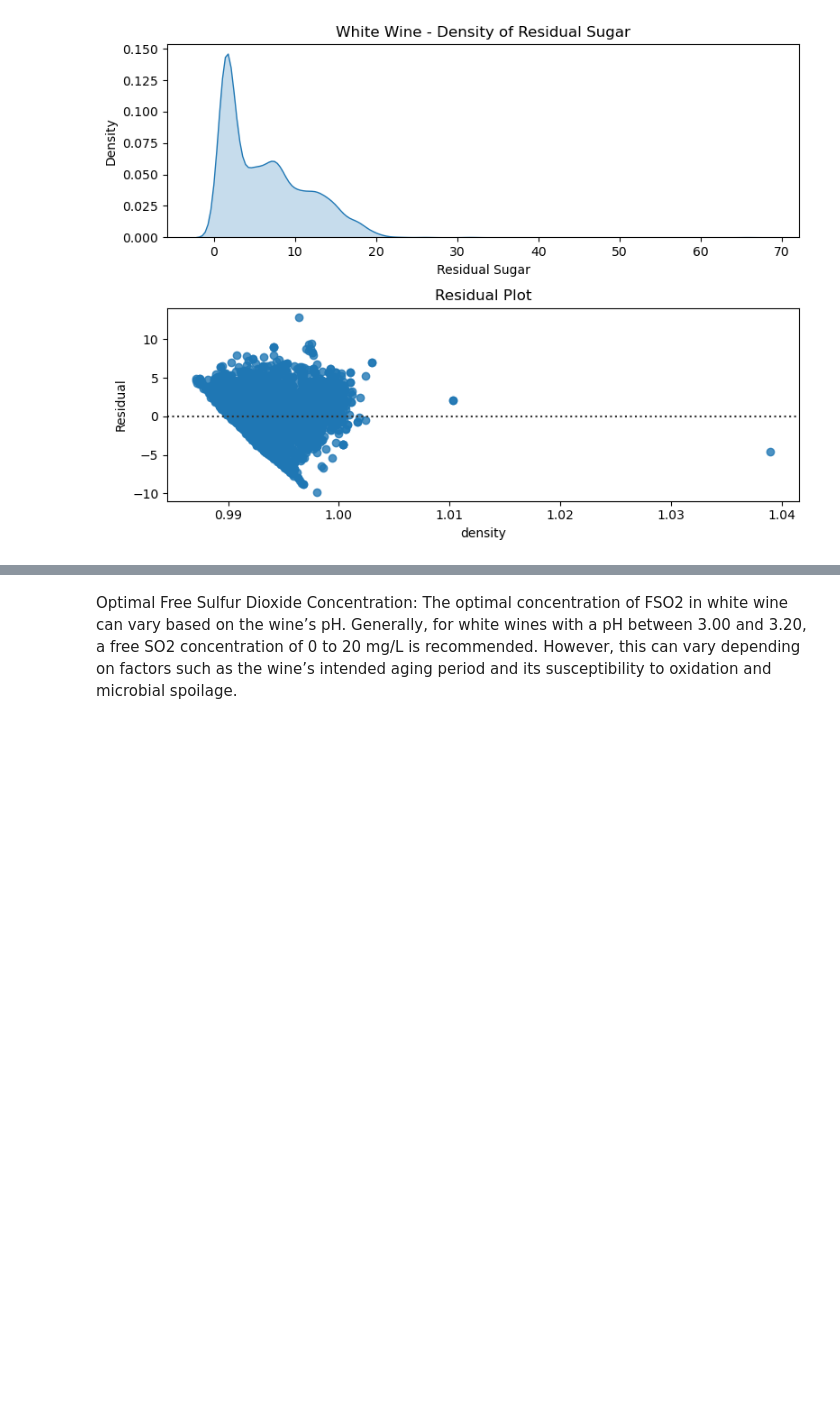
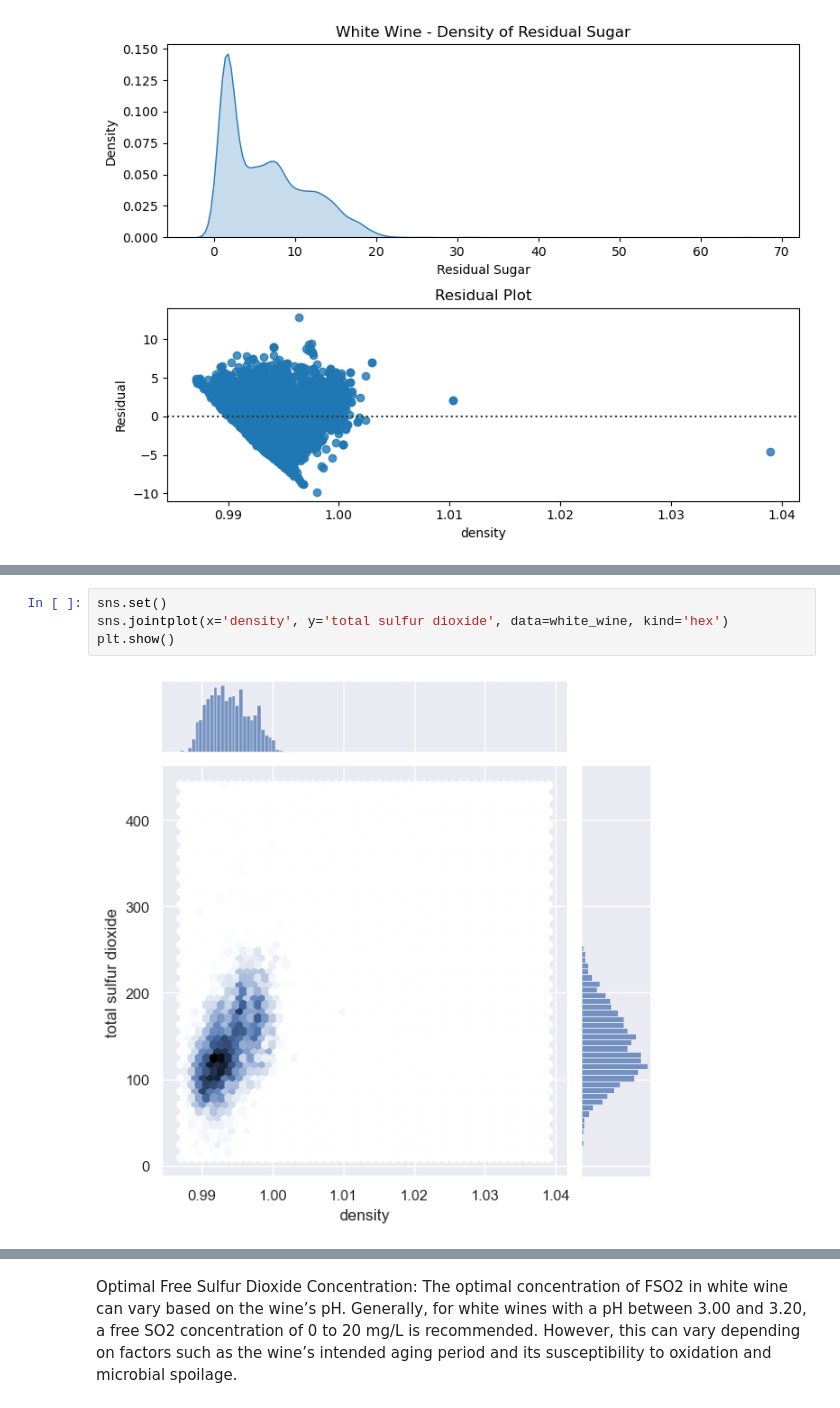
Before and after one commit to AlexIchie-coder/Projects, a Jupyter notebook: Red_And_White_Wine.ipynb, the cells around one changed output, grey strips where cells are left out. Cells and saved outputs as stored; diff of their text form; blank space fills up the shorter version.

```diff
--- a/Red_And_White_Wine.ipynb
+++ b/Red_And_White_Wine.ipynb
@@ -283 +321,7 @@ plt.show()
+# %%
+sns.set()
+sns.jointplot(x='density', y='total sulfur dioxide', data=white_wine, kind='hex')
+plt.show()
+# %% [output]
+[figure, added]
 # %% [markdown]
```
Also changed, not shown: parts of 12 cells of this notebook.
